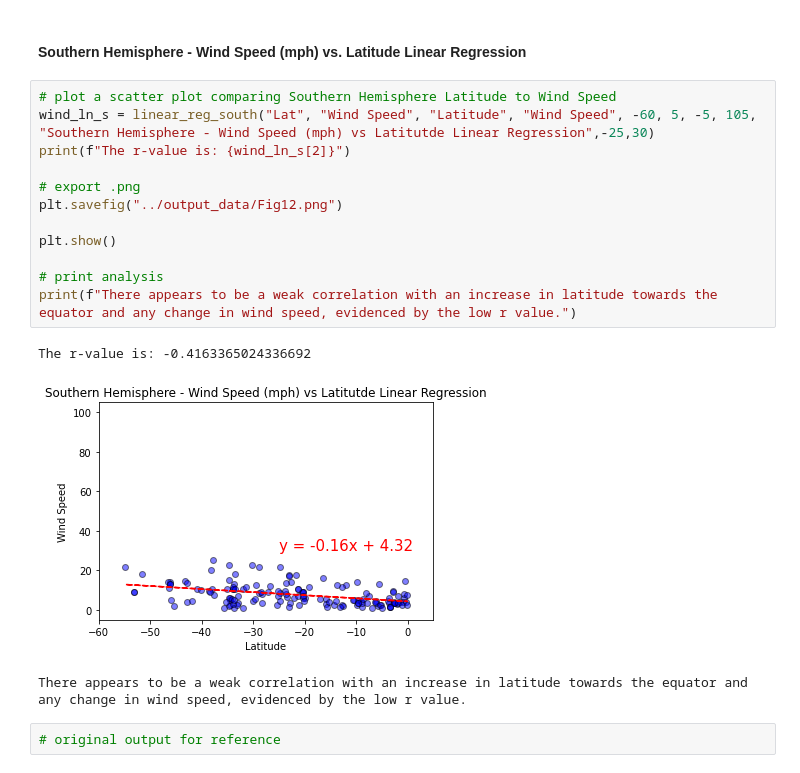
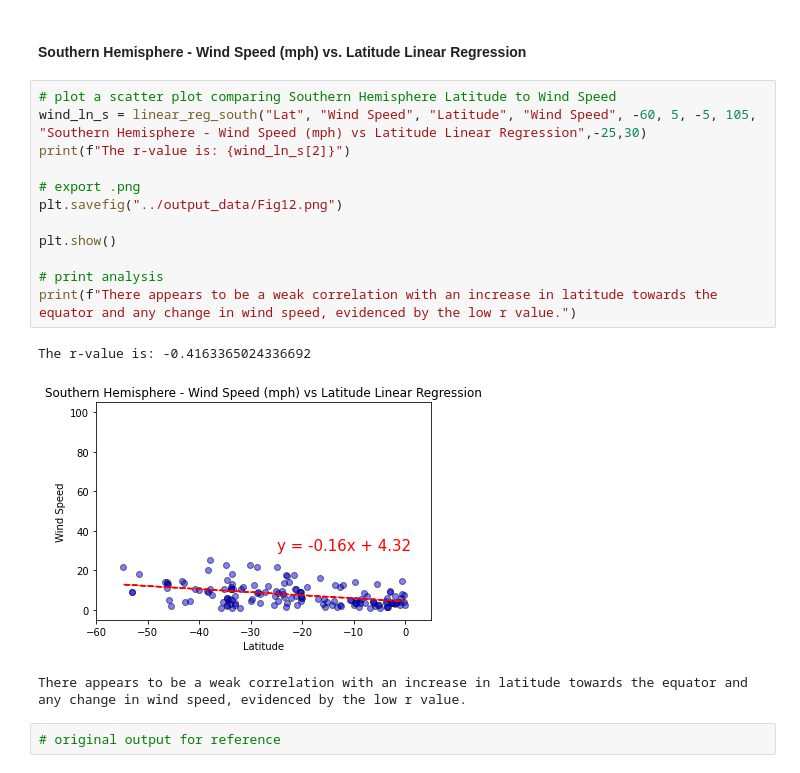
Before and after one commit to welanc/python-api-challenge, a Jupyter notebook: WeatherPy/WeatherPy.ipynb, the cells around one changed output. Drawn from its saved outputs; the diff is of its cells as text.

```diff
--- a/WeatherPy/WeatherPy.ipynb
+++ b/WeatherPy/WeatherPy.ipynb
@@ -591,19 +588,19 @@ The r-value is: 0.04019723576144484
 ####  Southern Hemisphere - Wind Speed (mph) vs. Latitude Linear Regression
 # %%
 # plot a scatter plot comparing Southern Hemisphere Latitude to Wind Speed
-wind_ln_s = linear_reg_south("Lat", "Wind Speed", "Latitude", "Wind Speed", -60, 5, -5, 105, "Southern Hemisphere - Wind Speed (mph) vs Latitutde Linear Regression",-25,30)
+wind_ln_s = linear_reg_south("Lat", "Wind Speed", "Latitude", "Wind Speed", -60, 5, -5, 105, "Southern Hemisphere - Wind Speed (mph) vs Latitude Linear Regression",-25,30)
 print(f"The r-value is: {wind_ln_s[2]}")
 
 # export .png
 plt.savefig("../output_data/Fig12.png")
 
 plt.show()
 
 # print analysis
 print(f"There appears to be a weak correlation with an increase in latitude towards the equator and any change in wind speed, evidenced by the low r value.")
 # %% [output]
 The r-value is: -0.4163365024336692
-[figure, old version]
+[figure, new version]
 There appears to be a weak correlation with an increase in latitude towards the equator and any change in wind speed, evidenced by the low r value.
 # %%
 # original output for reference
```
Also changed, not shown: parts of 8 cells of this notebook, 8 other files.
